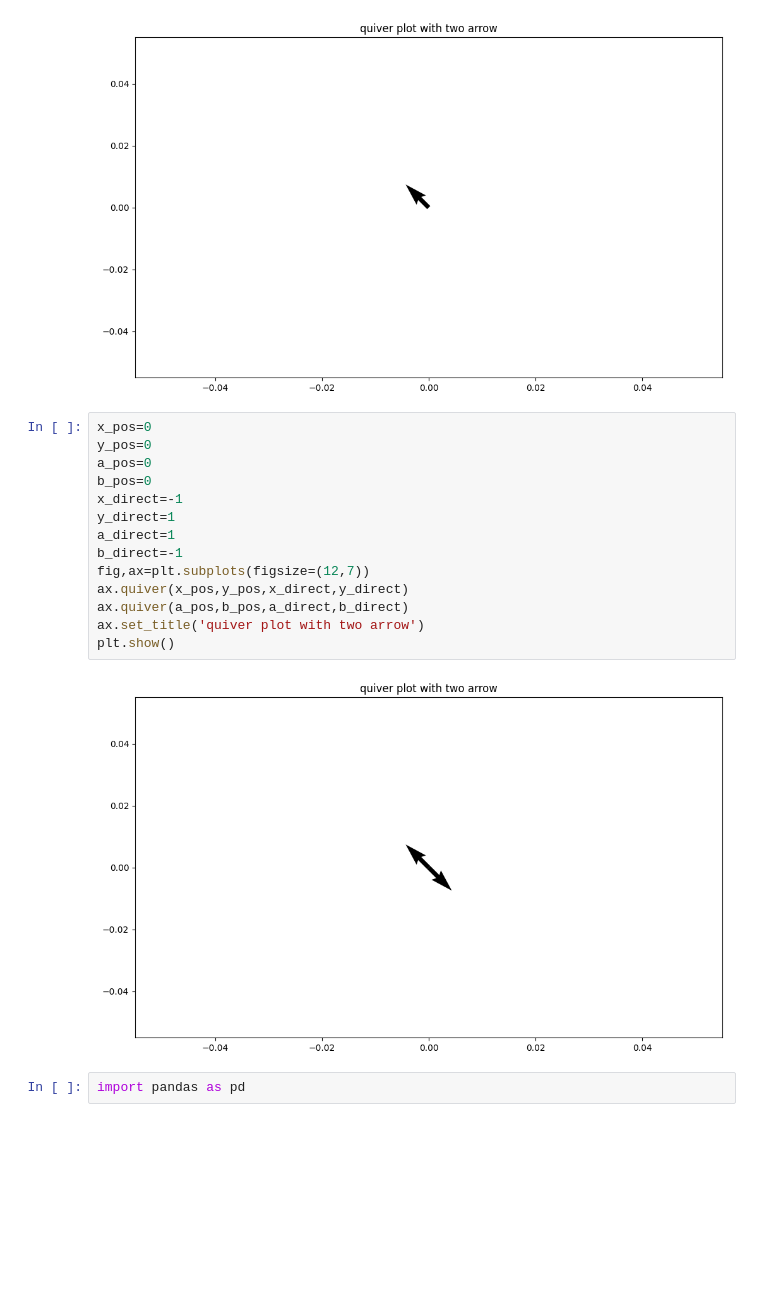
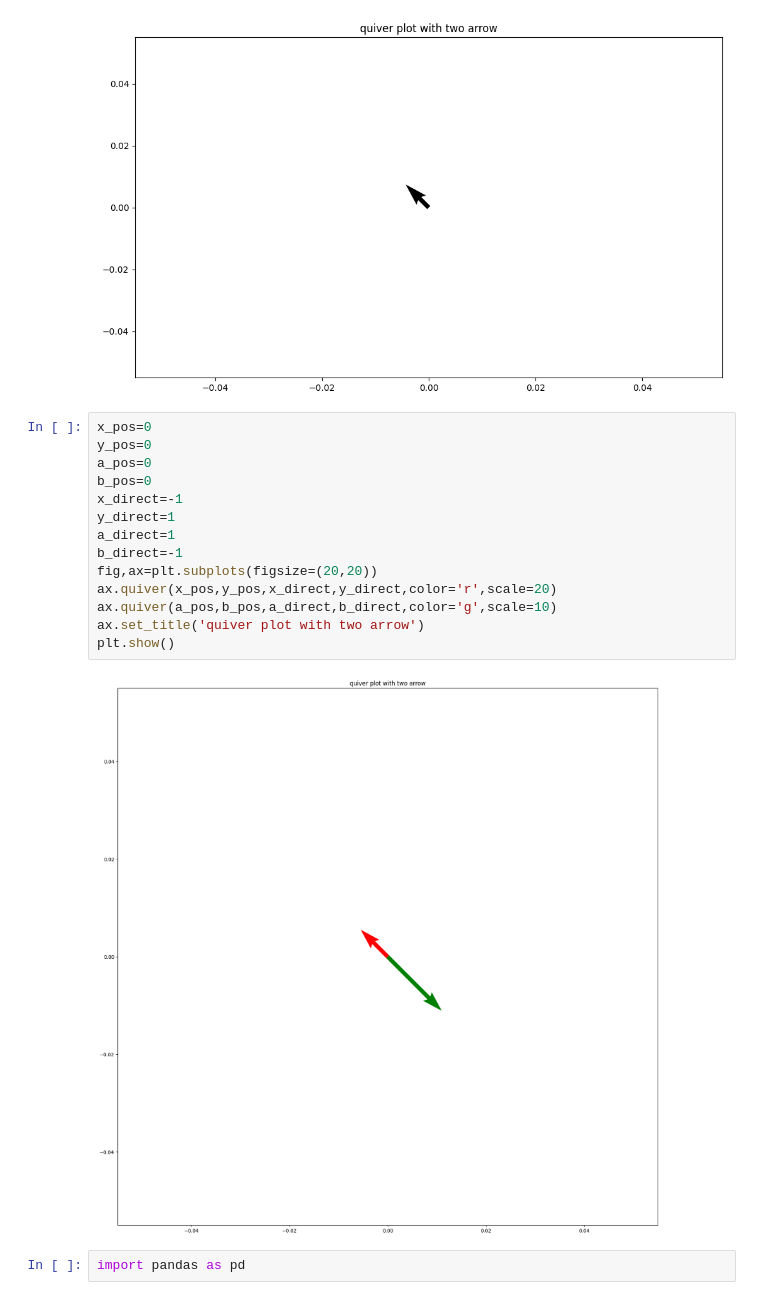
Before and after one commit to Moonnightgh/Dhv, a Jupyter notebook: vector_visualization.ipynb, the cells around one changed output. Saved outputs shown, nothing was run; the diff lists cells and outputs as text; blank space fills up the shorter version.

```diff
--- a/vector_visualization.ipynb
+++ b/vector_visualization.ipynb
@@ -22,18 +22,18 @@ plt.show()
 # %%
 x_pos=0
 y_pos=0
 a_pos=0
 b_pos=0
 x_direct=-1
 y_direct=1
 a_direct=1
 b_direct=-1
-fig,ax=plt.subplots(figsize=(12,7))
-ax.quiver(x_pos,y_pos,x_direct,y_direct)
-ax.quiver(a_pos,b_pos,a_direct,b_direct)
+fig,ax=plt.subplots(figsize=(20,20))
+ax.quiver(x_pos,y_pos,x_direct,y_direct,color='r',scale=20)
+ax.quiver(a_pos,b_pos,a_direct,b_direct,color='g',scale=10)
 ax.set_title('quiver plot with two arrow')
 plt.show()
 # %% [output]
-[figure, old version]
+[figure, new version]
 # %%
 import pandas as pd
```
Also changed, not shown: parts of 3 cells of this notebook.
